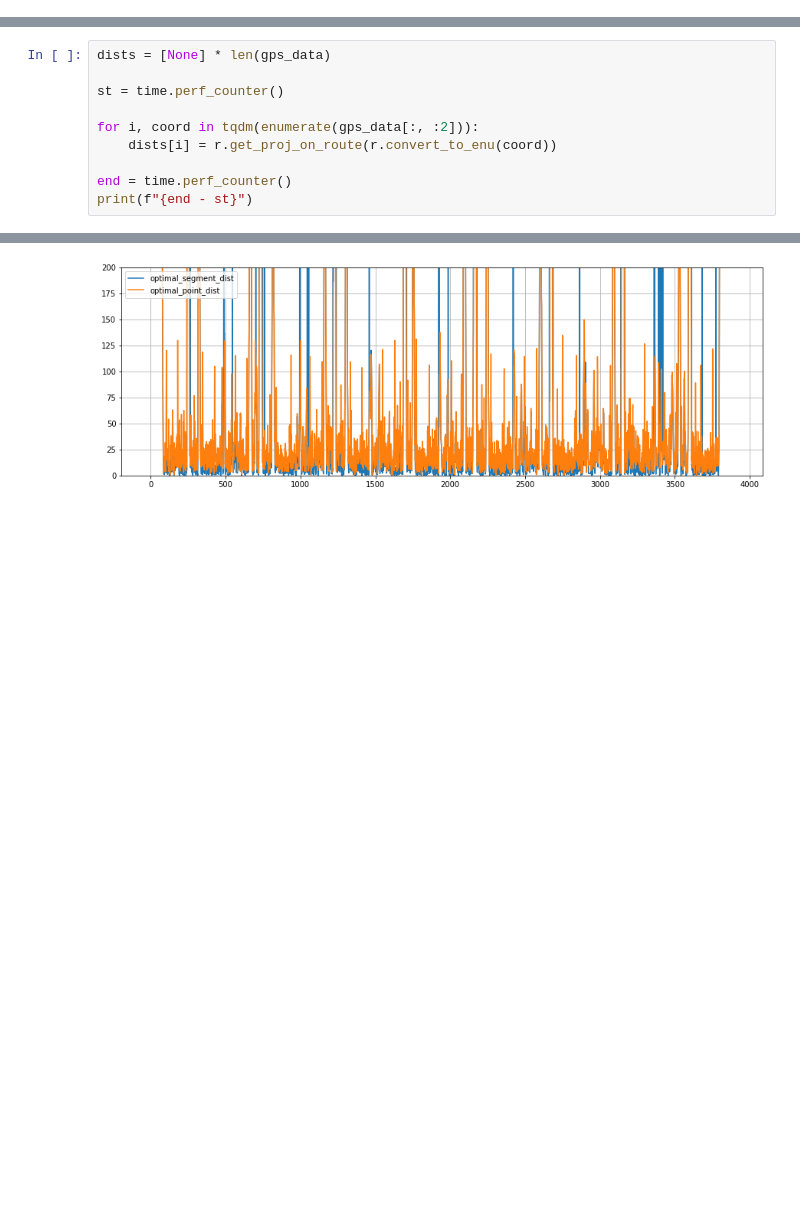
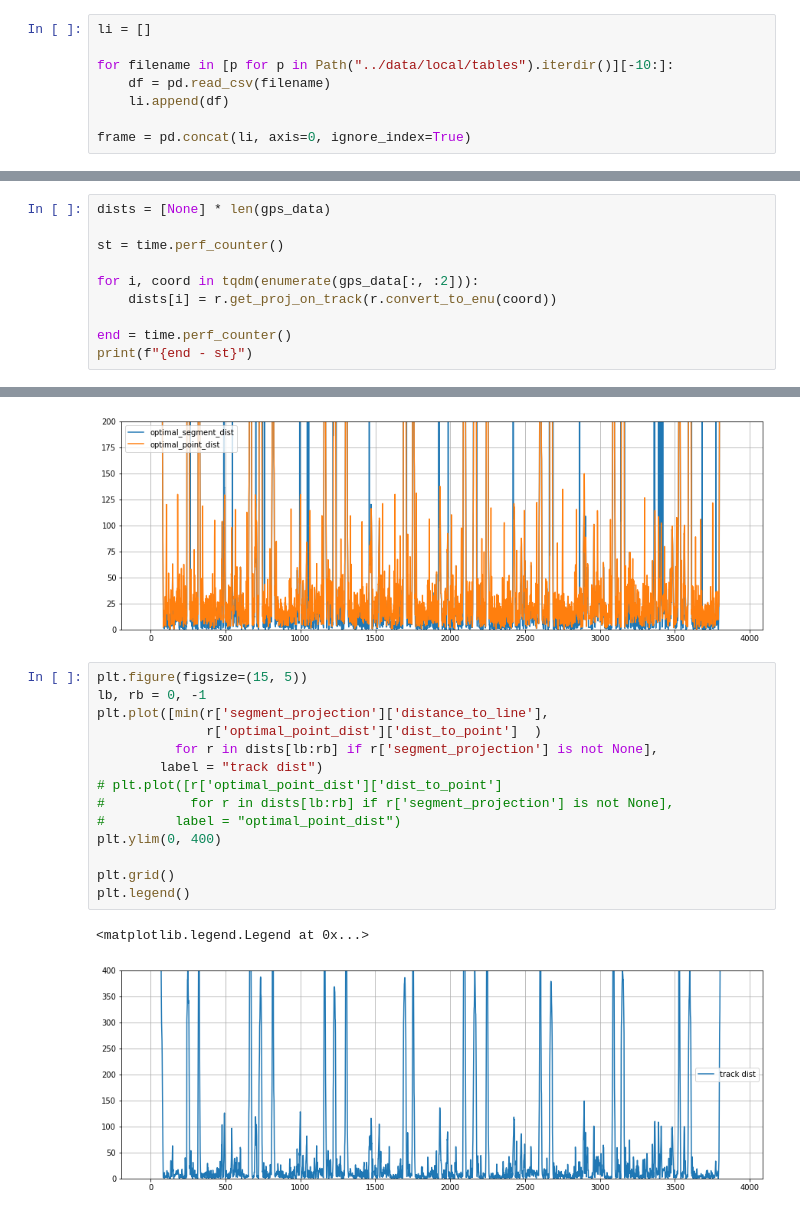
Before and after one commit to vadyusikh/PTETA, a Jupyter notebook: notebooks/Projection on route.ipynb, the cells around one changed output, grey strips where cells are left out. Drawn from its saved outputs; the diff is of its cells as text; blank space fills up the shorter version.

```diff
--- a/notebooks/Projection on route.ipynb
+++ b/notebooks/Projection on route.ipynb
@@ -269,0 +275,8 @@ df = pd.read_csv("../data/local/tables/data_for_03_OCT_2022.csv")
+# %%
+li = []
+
+for filename in [p for p in Path("../data/local/tables").iterdir()][-10:]:
+    df = pd.read_csv(filename)
+    li.append(df)
+
+frame = pd.concat(li, axis=0, ignore_index=True)
@@ -354,7 +467,7 @@ dists = [None] * len(gps_data)
 st = time.perf_counter()
 
 for i, coord in tqdm(enumerate(gps_data[:, :2])):
-    dists[i] = r.get_proj_on_route(r.convert_to_enu(coord))
+    dists[i] = r.get_proj_on_track(r.convert_to_enu(coord))
 
 end = time.perf_counter()
 print(f"{end - st}")
@@ -417,3 +530,20 @@ plt.legend()
 # %% [output]
 <matplotlib.legend.Legend at 0x...>
 [figure]
+# %%
+plt.figure(figsize=(15, 5))
+lb, rb = 0, -1
+plt.plot([min(r['segment_projection']['distance_to_line'],
+              r['optimal_point_dist']['dist_to_point']  )
+          for r in dists[lb:rb] if r['segment_projection'] is not None],
+        label = "track dist")
+# plt.plot([r['optimal_point_dist']['dist_to_point']
+#           for r in dists[lb:rb] if r['segment_projection'] is not None],
+#         label = "optimal_point_dist")
+plt.ylim(0, 400)
+
+plt.grid()
+plt.legend()
+# %% [output]
+<matplotlib.legend.Legend at 0x...>
+[figure, added]
```
Also changed, not shown: parts of 18 cells of this notebook, 3 other files.
